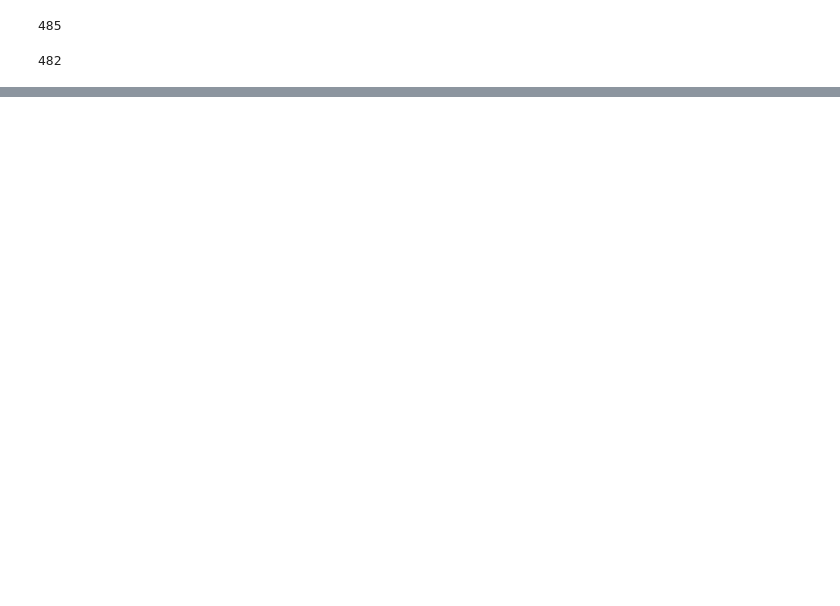
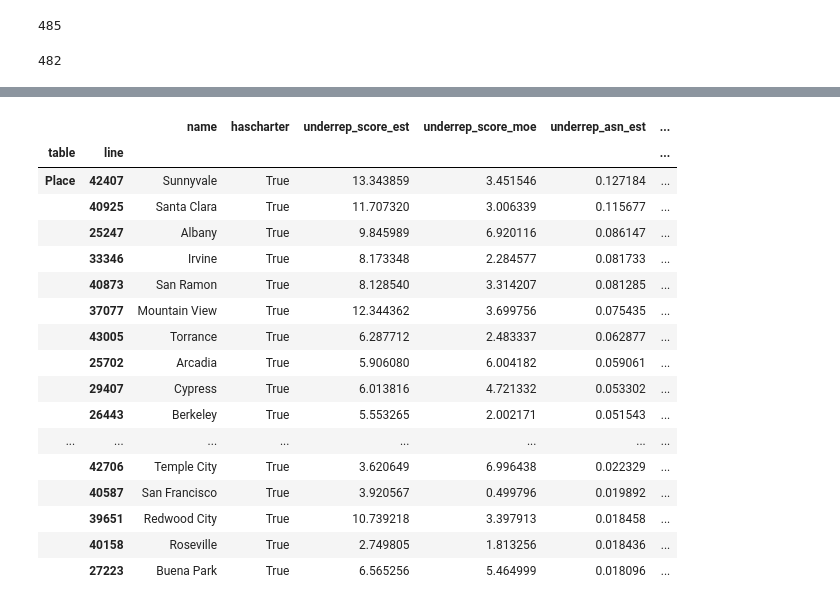
Before and after one commit to ic-institute/democracy-deserts, a Jupyter notebook: notebooks/build-ca-city-data.ipynb, the cells around one changed output, grey strips where cells are left out. Drawn from its saved outputs; the diff is of its cells as text; code cells hidden in the pictures; blank space fills up the shorter version.

```diff
--- a/notebooks/build-ca-city-data.ipynb
+++ b/notebooks/build-ca-city-data.ipynb
@@ -49,0 +72,22 @@ df.to_csv('output/ca-cities.csv')
+# %%
+dg = df[['name', 'hascharter', 'underrep_score_est', 'underrep_score_moe', 'underrep_asn_est', 'underrep_asn_moe']]
+dg[dg['hascharter']].sort_values(by=['underrep_asn_est'], ascending=False)[:30]
+# %% [output]
+|  |  | name | hascharter | underrep_score_est | underrep_score_moe | underrep_asn_est | ... |
+| table | line |  |  |  |  |  | ... |
+| Place | 42407 | Sunnyvale | True | 13.343859 | 3.451546 | 0.127184 | ... |
+|  | 40925 | Santa Clara | True | 11.707320 | 3.006339 | 0.115677 | ... |
+|  | 25247 | Albany | True | 9.845989 | 6.920116 | 0.086147 | ... |
+|  | 33346 | Irvine | True | 8.173348 | 2.284577 | 0.081733 | ... |
+|  | 40873 | San Ramon | True | 8.128540 | 3.314207 | 0.081285 | ... |
+|  | 37077 | Mountain View | True | 12.344362 | 3.699756 | 0.075435 | ... |
+|  | 43005 | Torrance | True | 6.287712 | 2.483337 | 0.062877 | ... |
+|  | 25702 | Arcadia | True | 5.906080 | 6.004182 | 0.059061 | ... |
+|  | 29407 | Cypress | True | 6.013816 | 4.721332 | 0.053302 | ... |
+|  | 26443 | Berkeley | True | 5.553265 | 2.002171 | 0.051543 | ... |
+| ... | ... | ... | ... | ... | ... | ... | ... |
+|  | 42706 | Temple City | True | 3.620649 | 6.996438 | 0.022329 | ... |
+|  | 40587 | San Francisco | True | 3.920567 | 0.499796 | 0.019892 | ... |
+|  | 39651 | Redwood City | True | 10.739218 | 3.397913 | 0.018458 | ... |
+|  | 40158 | Roseville | True | 2.749805 | 1.813256 | 0.018436 | ... |
+|  | 27223 | Buena Park | True | 6.565256 | 5.464999 | 0.018096 | ... |
```
Also changed, not shown: parts of 2 cells of this notebook, 4 other files.
